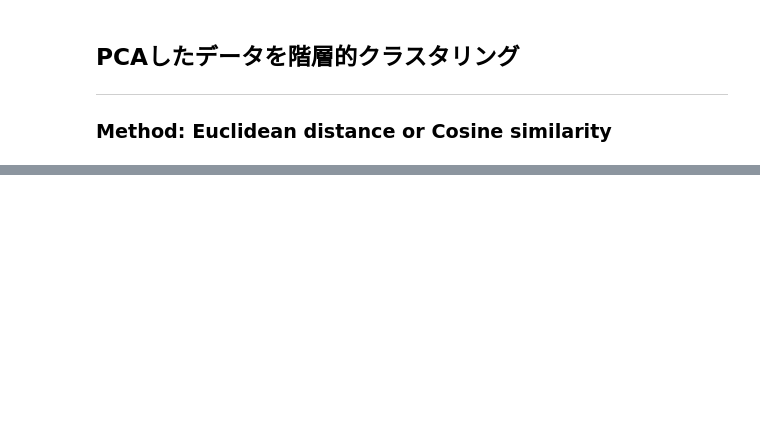
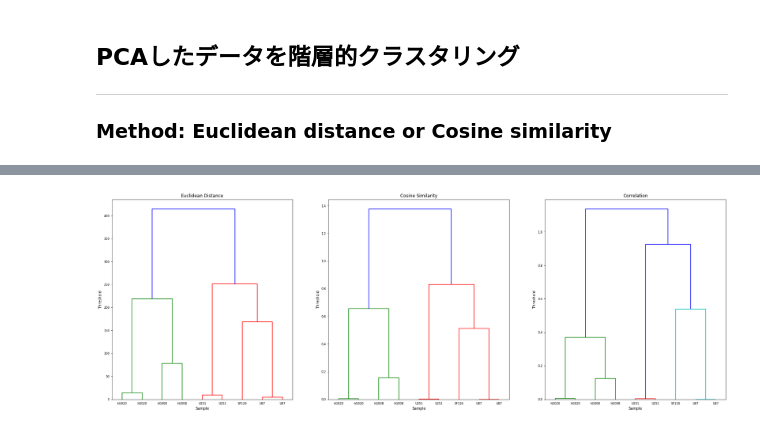
Before and after one commit to yo-aka-gene/rna-seq, a Jupyter notebook: Hierarchical_Clustering.ipynb, the cells around one changed output, grey strips where cells are left out. Saved outputs shown, nothing was run; the diff lists cells and outputs as text; code cells hidden in the pictures; blank space fills up the shorter version.

Commit message:
:recycle: Update Clustering algorithm

```diff
--- a/Hierarchical_Clustering.ipynb
+++ b/Hierarchical_Clustering.ipynb
@@ -14,6 +16,37 @@ import pandas as pd
 CONFIG = {
   "file": "PCAed_data.csv",
 }
+# %%
+# Define Original Function
+def plot_dendrogram(data:List[np.ndarray], index:List[str], title:List[str], single_fig_size=5):
+  assert len(data) == len(title), 'Data and Title length must be same'
+  sample = len(data)
+  fig, axes = plt.subplots(1, sample, figsize=(single_fig_size*sample, single_fig_size))
+  for i in range(sample):
+    dendrogram(data[i], labels=index, ax=axes[i])
+    axes[i].set(title=title[i]
+               , xlabel='Sample'
+               , ylabel='Threshold')
+    axes[i].tick_params(labelsize=8)
+  return fig
+
+def plot_dendro_stats(data_dendro: List[np.ndarray], title:List[str], single_fig_size=5):
+  assert len(data_dendro) == len(title), 'Data and Title length must be same'
+  n_sample = len(data_dendro)
+  fig, axes = plt.subplots(2, n_sample, figsize=(single_fig_size*n_sample, single_fig_size*2))
+
+  for i, data in enumerate(data_dendro):
+    n_data = data.shape[0]
+
+    x = data[:,2]
+    y1 = np.arange(n_data, 0, -1)
+    y2 = n_data / y1
+
+    axes[0, i].plot(x, y1, 'ko-')
+    axes[0, i].set(title=title[i], ylabel='Num of Clusters')
+    axes[1, i].plot(x, y2, 'ko-')
+    axes[1, i].set(xlabel='Threshold', ylabel='Ave Cluster Size')
+  return fig
 # %%
 #Load Data
 df = pd.read_csv(CONFIG["file"], index_col=0)
@@ -97,0 +53,10 @@ plt.show()
+# %%
+## Dendrogram
+metrics = ['euclidean', 'cosine', 'correlation']
+methods = ['ward', 'single', 'single']
+titles = ['Euclidean Distance', 'Cosine Similarity', 'Correlation']
+
+data_dendro = [linkage(df, metric=m1, method=m2) for m1, m2 in zip(metrics, methods)]
+fig_dendrogram = plot_dendrogram(data=data_dendro, index=df.index, title=titles, single_fig_size=10)
+# %% [output]
+[figure, added]
```
Also changed, not shown: parts of 4 cells of this notebook.
